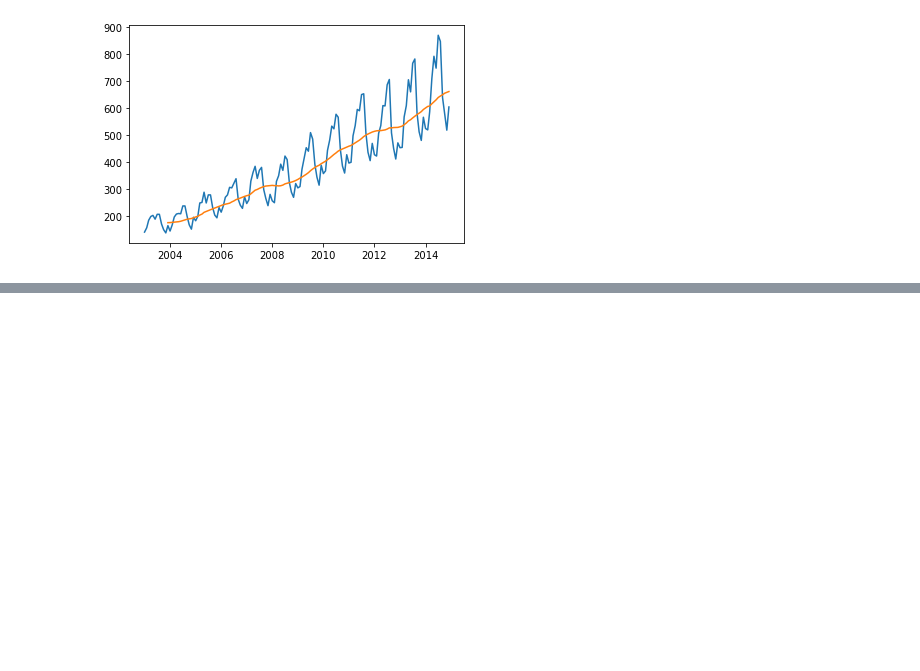
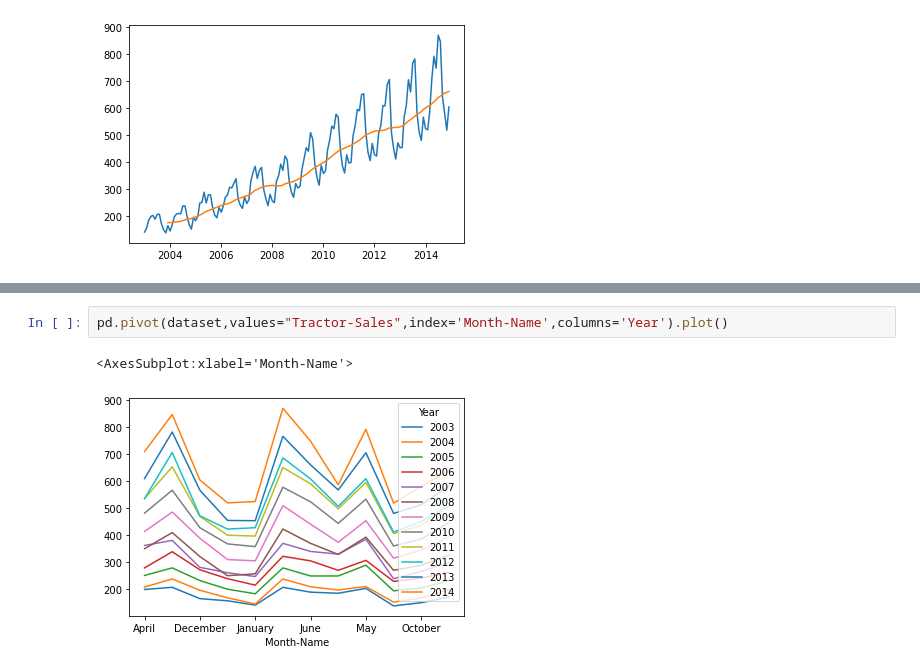
Before and after one commit to iamaakashpal/TIME-SERIES, a Jupyter notebook: TIME SERIES.ipynb, the cells around one changed output, grey strips where cells are left out. Saved outputs shown, nothing was run; the diff lists cells and outputs as text; blank space fills up the shorter version.

```diff
--- a/TIME SERIES.ipynb
+++ b/TIME SERIES.ipynb
@@ -227,0 +285,5 @@ plt.plot(ts_sales.rolling(window=12).mean())
+# %%
+pd.pivot(dataset,values="Tractor-Sales",index='Month-Name',columns='Year').plot()
+# %% [output]
+<AxesSubplot:xlabel='Month-Name'>
+[figure, added]
```
Also changed, not shown: parts of 10 cells of this notebook.
